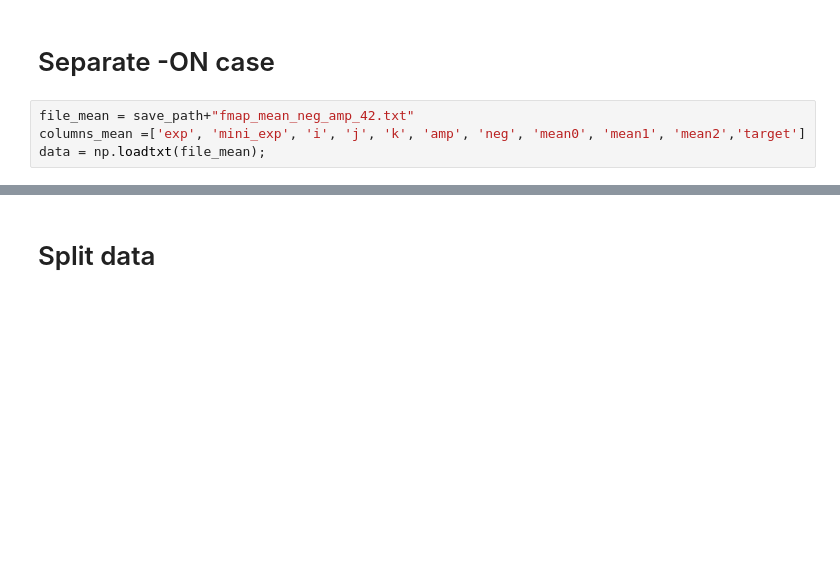
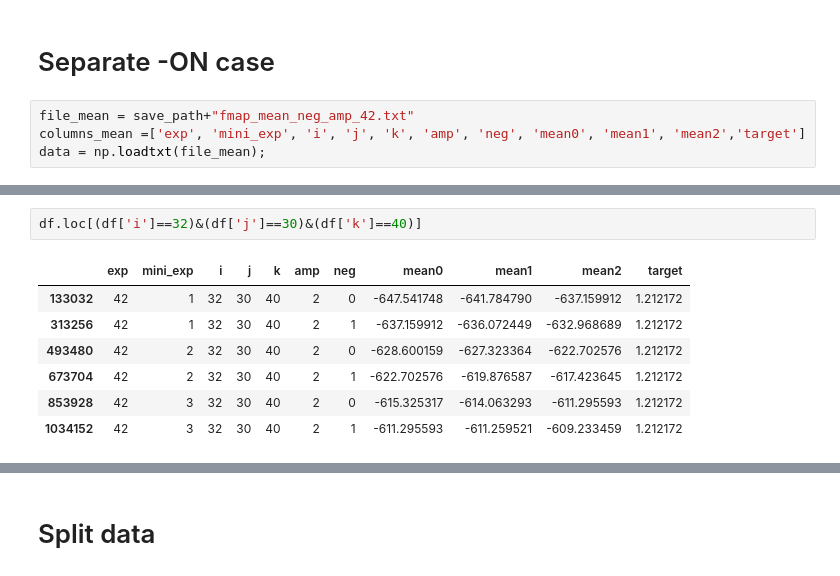
Before and after one commit to chikakoto/tdcs_thesis, a Jupyter notebook: notebooks/7.4_predict_sphere.ipynb, the cells around one changed output, grey strips where cells are left out. Drawn from its saved outputs; the diff is of its cells as text; blank space fills up the shorter version.

```diff
--- a/notebooks/7.4_predict_sphere.ipynb
+++ b/notebooks/7.4_predict_sphere.ipynb
@@ -63,2 +77,12 @@ df
+# %%
+df.loc[(df['i']==32)&(df['j']==30)&(df['k']==40)]
+# %% [output]
+|  | exp | mini_exp | i | j | k | amp | neg | mean0 | mean1 | mean2 | target |
+| 133032 | 42 | 1 | 32 | 30 | 40 | 2 | 0 | -647.541748 | -641.784790 | -637.159912 | 1.212172 |
+| 313256 | 42 | 1 | 32 | 30 | 40 | 2 | 1 | -637.159912 | -636.072449 | -632.968689 | 1.212172 |
+| 493480 | 42 | 2 | 32 | 30 | 40 | 2 | 0 | -628.600159 | -627.323364 | -622.702576 | 1.212172 |
+| 673704 | 42 | 2 | 32 | 30 | 40 | 2 | 1 | -622.702576 | -619.876587 | -617.423645 | 1.212172 |
+| 853928 | 42 | 3 | 32 | 30 | 40 | 2 | 0 | -615.325317 | -614.063293 | -611.295593 | 1.212172 |
+| 1034152 | 42 | 3 | 32 | 30 | 40 | 2 | 1 | -611.295593 | -611.259521 | -609.233459 | 1.212172 |
 # %%
 df.info()
```
Also changed, not shown: parts of 29 cells of this notebook, 7 other files.
